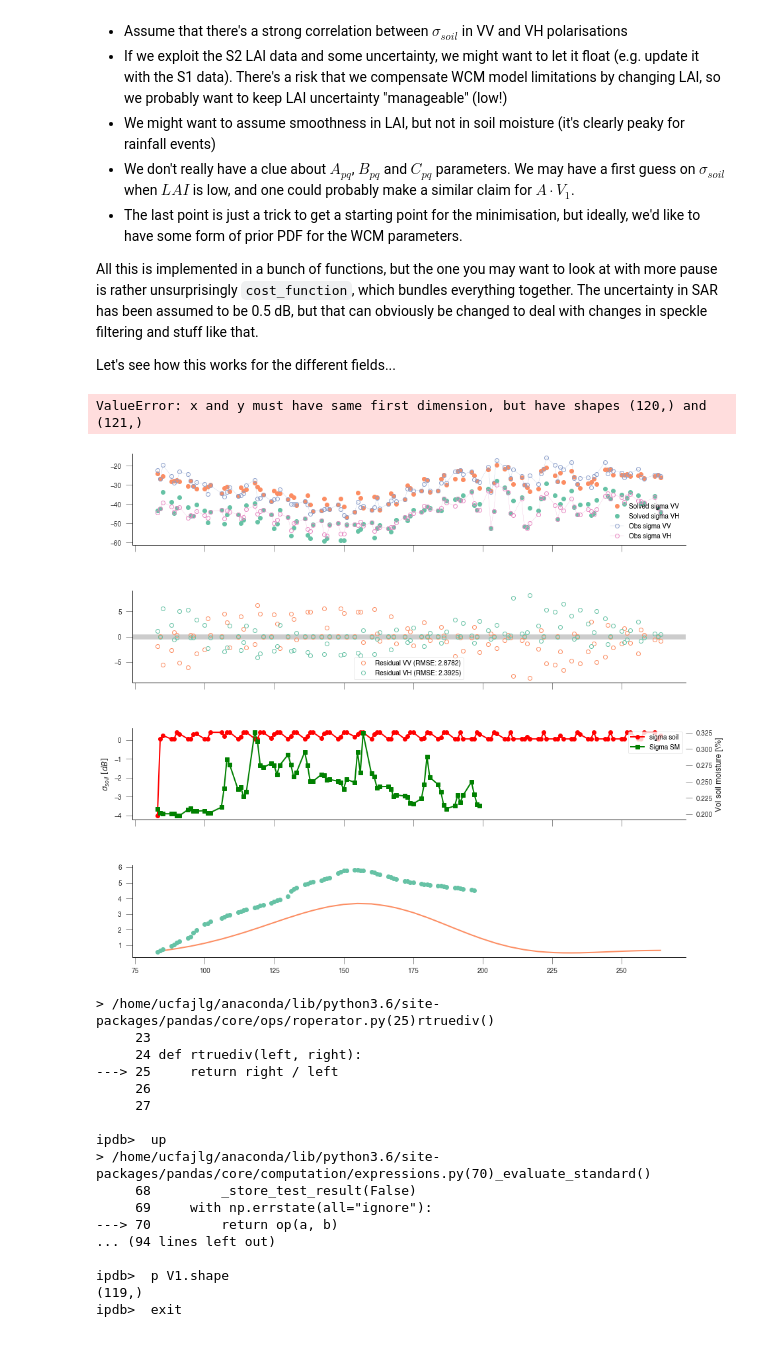
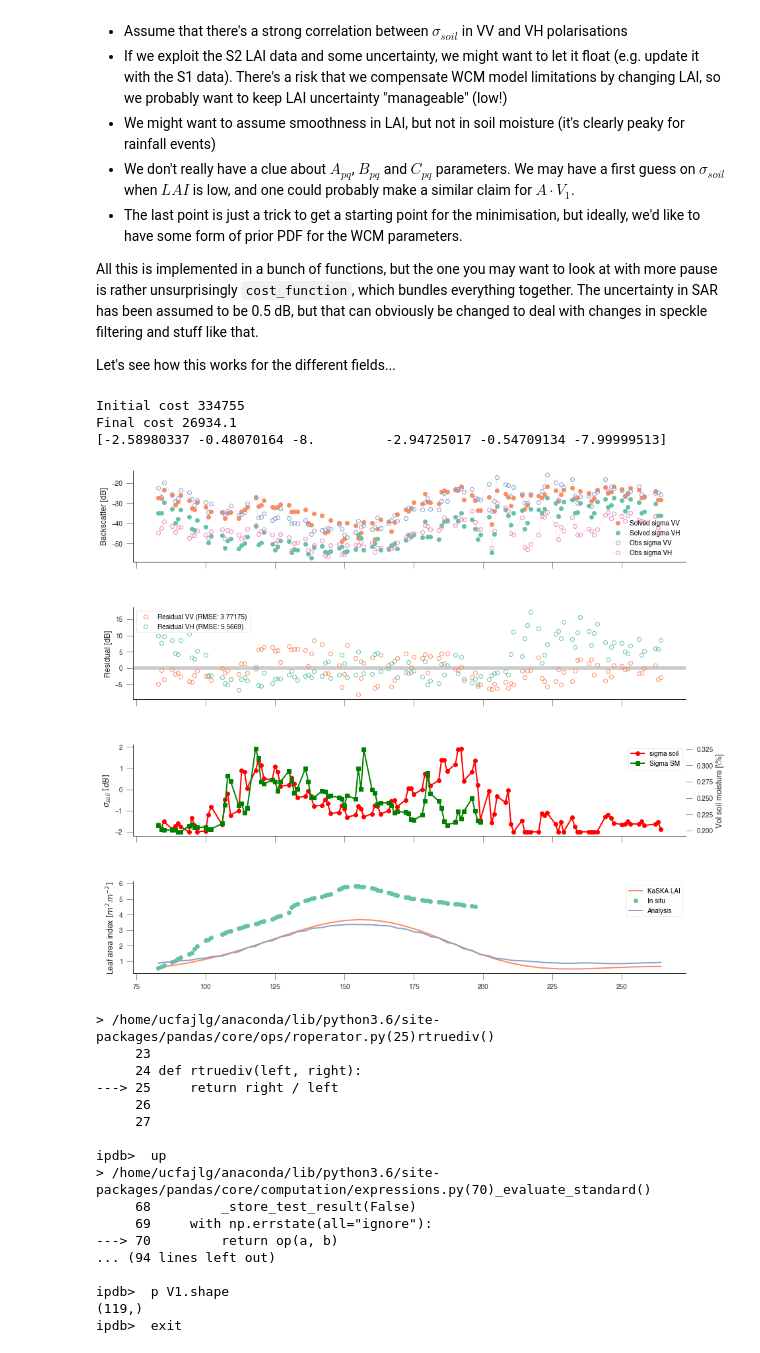
Before and after one commit to jgomezdans/sar_homework, a Jupyter notebook: LMU_new_soil.ipynb, the cells around one changed output. Cells and saved outputs as stored; diff of their text form; code cells hidden in the pictures.

Commit message:
Up to wheat field

```diff
--- a/LMU_new_soil.ipynb
+++ b/LMU_new_soil.ipynb
@@ -246,8 +246,8 @@ Let's see how this works for the different fields...
 
 def invert_field(svv, svh, theta, prior_mean, prior_sd, gamma, s2_lai):
     n_obs = len(svv)
-    xvv = np.array([1, 0.5, 0.])
-    xvh = np.array([1, 0.5, 0.])
+    xvv = np.array([1, 0.5, -.5])
+    xvh = np.array([1, 0.5, -.4])
     sm0 = prior_mean[6 : (6 + n_obs)]
     # In reality, this should come from a sensible prior mean, but for the
     # time being...
@@ -258,11 +258,11 @@ def invert_field(svv, svh, theta, prior_mean, prior_sd, gamma, s2_lai):
         [
         [None, None],
         [None, None],
-        [-4, 0],
+        [-8, 0],
         [None, None],
         [None, None],
-        [-4, 0]]
-        + [[0.05, 0.4]] * s2_lai.shape[0]
+        [-8, 0]]
+        + [[-2, 2]] * s2_lai.shape[0]
         + [[0, 8]] * s2_lai.shape[0]
     )
     # Minimise the log-posterior
@@ -283,28 +283,30 @@ def invert_field(svv, svh, theta, prior_mean, prior_sd, gamma, s2_lai):
 # %%
 from scipy.ndimage.filters import gaussian_filter1d
 field = "508"
 doy, passer, n_obs, svv, svh, theta, s2_lai, s2_cab, s2_cbrown = prepare_field_data(
     field, df, df_s2)
 
 sm_mean = np.nanmean([df[f"SM_{field:s}"][passer] for field in fields], axis=0)
 #sm_mean = gaussian_filter1d(sm_mean, 2)
+sm_mean = 0.7*np.log10(sm_mean)
 
-sm_std = 10.*np.nanstd([df[f"SM_{field:s}"][passer]
-                        for field in fields], axis=0)
-sm_std[sm_std>0.5] = 0.5
-sm_std[sm_std == 0] = 0.5
+#sm_std = 10.*np.nanstd([df[f"SM_{field:s}"][passer]
+#                        for field in fields], axis=0)
+#sm_std[sm_std>0.5] = 0.5
+#sm_std[sm_std == 0] = 0.5
+sm_std = np.ones_like(sm_mean)*2.
 prior_mean = np.concatenate([[0, ]*6,  sm_mean, s2_lai])
-prior_sd = np.concatenate([[0, ]*6, sm_std, [2.5, ]*n_obs])
-gamma = 0
+prior_sd = np.concatenate([[0, ]*6, sm_std, [.025, ]*n_obs])
+gamma = 50000
 retval = invert_field(svv, svh, theta, prior_mean, prior_sd, gamma, s2_lai)
 
 do_plots(field, retval, svv, svh, theta, doy, df, s2_lai)
 print(retval.x[:6])
+# %% [output]
+Initial cost 334755
+Final cost 26934.1
+[-2.58980337 -0.48070164 -8.         -2.94725017 -0.54709134 -7.99999513]
+[figure, added]
-# %%
-do_plots(field, retval, svv, svh, theta, doy, df, s2_lai)
-# %% [output]
-ValueError: x and y must have same first dimension, but have shapes (120,) and (121,)
-[figure, removed]
 # %%
 debug
 # %% [output]
```
Also changed, not shown: parts of 1 cell of this notebook.
